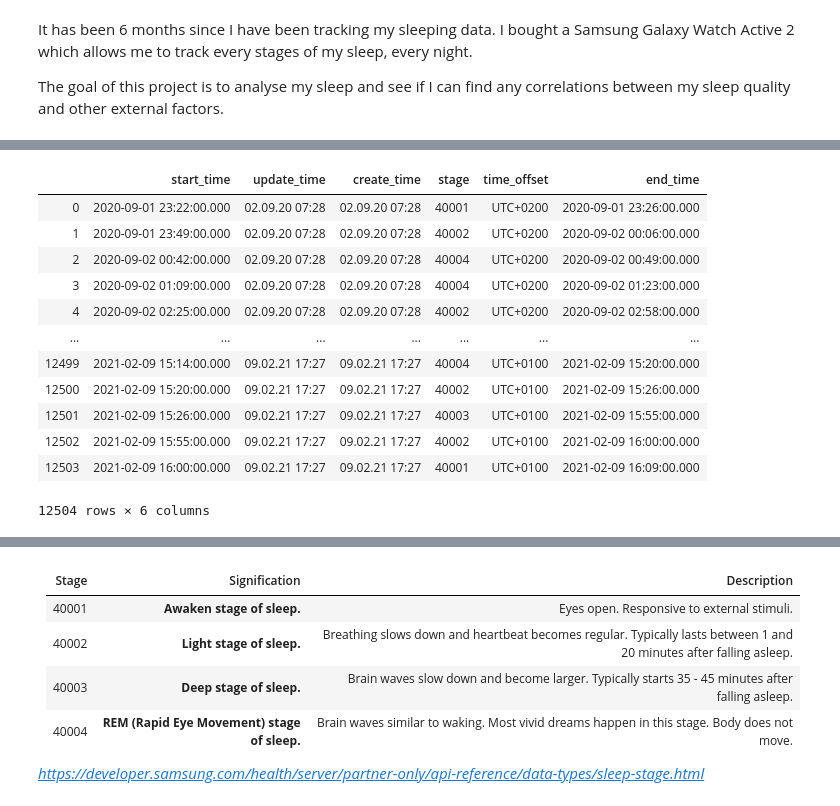
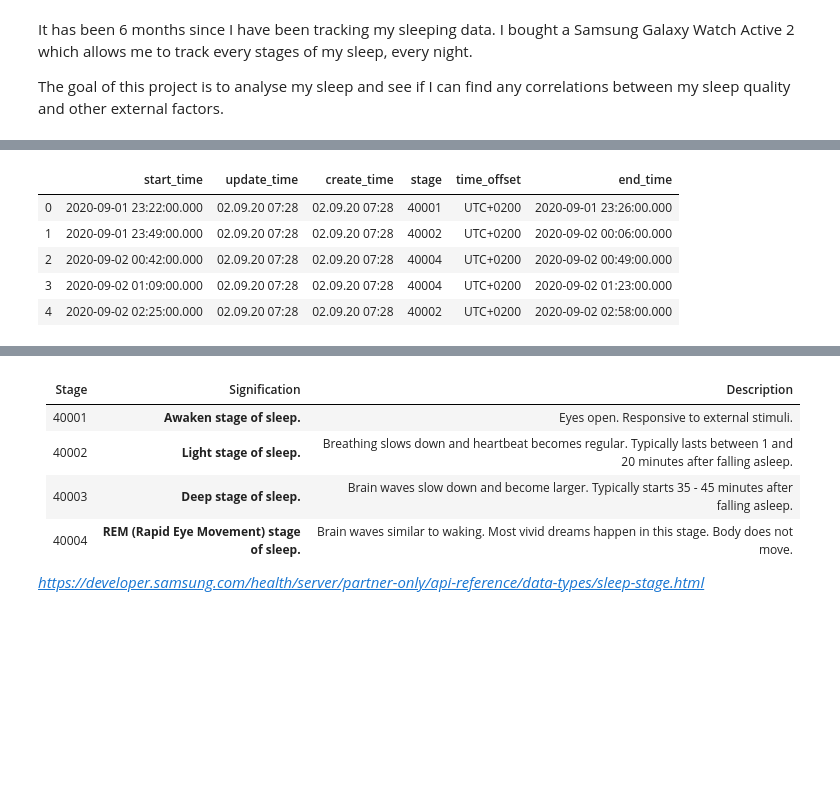
Before and after one commit to SalimAmarti/Sleep_Analysis, a Jupyter notebook: Sleep analysis.ipynb, the cells around one changed output, grey strips where cells are left out. Drawn from its saved outputs; the diff is of its cells as text; code cells hidden in the pictures; blank space fills up the shorter version.

```diff
--- a/Sleep analysis.ipynb
+++ b/Sleep analysis.ipynb
@@ -24,21 +24,14 @@ sleep_data.head(5)
 # %%
 sleep_data.drop(['custom','sleep_id','deviceuuid','pkg_name','datauuid'],axis=1, inplace=True)
 # %%
-sleep_data
+sleep_data.head()
 # %% [output]
 |  | start_time | update_time | create_time | stage | time_offset | end_time |
 | 0 | 2020-09-01 23:22:00.000 | 02.09.20 07:28 | 02.09.20 07:28 | 40001 | UTC+0200 | 2020-09-01 23:26:00.000 |
 | 1 | 2020-09-01 23:49:00.000 | 02.09.20 07:28 | 02.09.20 07:28 | 40002 | UTC+0200 | 2020-09-02 00:06:00.000 |
 | 2 | 2020-09-02 00:42:00.000 | 02.09.20 07:28 | 02.09.20 07:28 | 40004 | UTC+0200 | 2020-09-02 00:49:00.000 |
 | 3 | 2020-09-02 01:09:00.000 | 02.09.20 07:28 | 02.09.20 07:28 | 40004 | UTC+0200 | 2020-09-02 01:23:00.000 |
 | 4 | 2020-09-02 02:25:00.000 | 02.09.20 07:28 | 02.09.20 07:28 | 40002 | UTC+0200 | 2020-09-02 02:58:00.000 |
-| ... | ... | ... | ... | ... | ... | ... |
-| 12499 | 2021-02-09 15:14:00.000 | 09.02.21 17:27 | 09.02.21 17:27 | 40004 | UTC+0100 | 2021-02-09 15:20:00.000 |
-| 12500 | 2021-02-09 15:20:00.000 | 09.02.21 17:27 | 09.02.21 17:27 | 40002 | UTC+0100 | 2021-02-09 15:26:00.000 |
-| 12501 | 2021-02-09 15:26:00.000 | 09.02.21 17:27 | 09.02.21 17:27 | 40003 | UTC+0100 | 2021-02-09 15:55:00.000 |
-| 12502 | 2021-02-09 15:55:00.000 | 09.02.21 17:27 | 09.02.21 17:27 | 40002 | UTC+0100 | 2021-02-09 16:00:00.000 |
-| 12503 | 2021-02-09 16:00:00.000 | 09.02.21 17:27 | 09.02.21 17:27 | 40001 | UTC+0100 | 2021-02-09 16:09:00.000 |
-12504 rows × 6 columns
 # %%
 #I decide to remove update_time and create_time because they do not look actionable compared to start_time
 #and end_time
```
Also changed, not shown: parts of 23 cells of this notebook.
